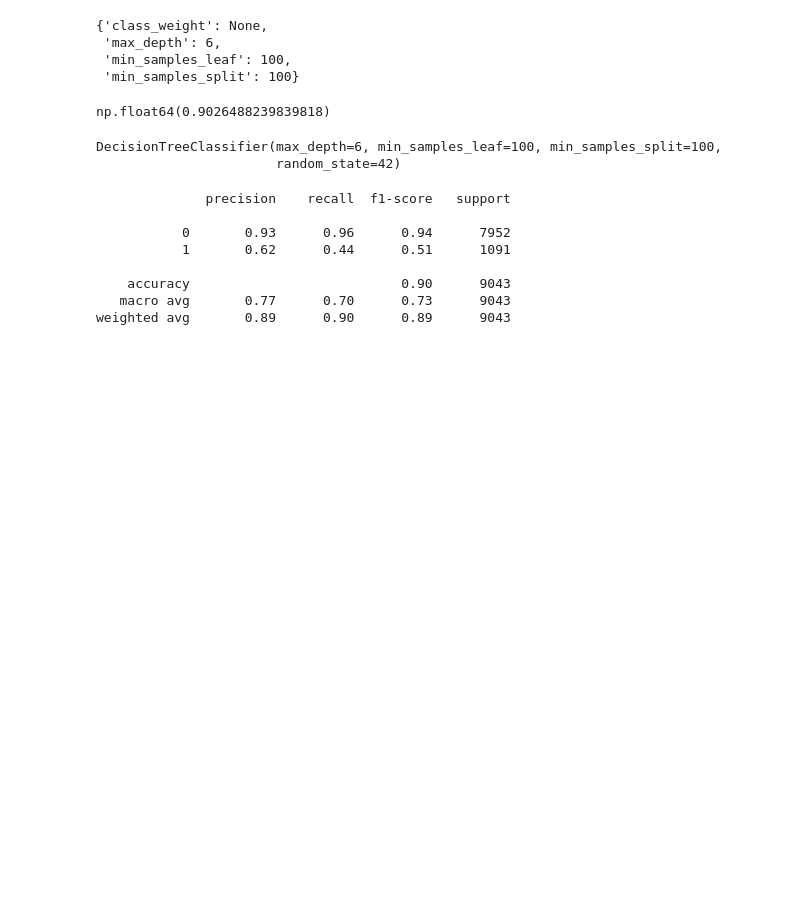
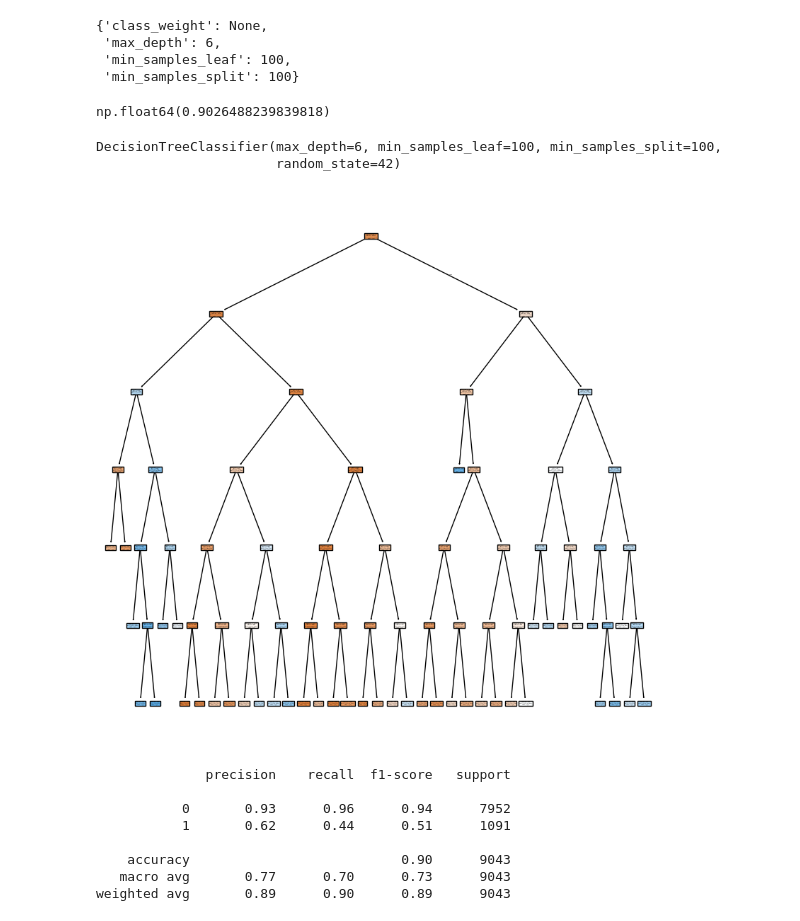
Before and after one commit to ChiaraTot/ONLINE_DS_THEBRIDGE_CHIARA, a Jupyter notebook: Practicas_Obligatorias/Practica_Obligatoria_ML_DecisionTree_SP11_unit1/18_Practica_Obligatoria_Arboles_de_Decisión_y_Ajuste_de_hiperparámetros.ipynb, the cells around one changed output. Cells and saved outputs as stored; diff of their text form; code cells hidden in the pictures; blank space fills up the shorter version.

```diff
--- a/Practicas_Obligatorias/Practica_Obligatoria_ML_DecisionTree_SP11_unit1/18_Practica_Obligatoria_Arboles_de_Decisión_y_Ajuste_de_hiperparámetros.ipynb
+++ b/Practicas_Obligatorias/Practica_Obligatoria_ML_DecisionTree_SP11_unit1/18_Practica_Obligatoria_Arboles_de_Decisión_y_Ajuste_de_hiperparámetros.ipynb
@@ -534,6 +534,14 @@ tree_clf.fit(X_train, y_train)
 # %% [output]
 DecisionTreeClassifier(max_depth=6, min_samples_leaf=100, min_samples_split=100,
                        random_state=42)
+# %%
+plt.figure(figsize=(10,10))
+sklearn.tree.plot_tree(tree_clf,
+               feature_names=features_all,
+               class_names=True,
+               filled = True);
+# %% [output]
+[figure, added]
 # %%
 y_pred_opt = tree_clf.predict(X_test)
 
```
